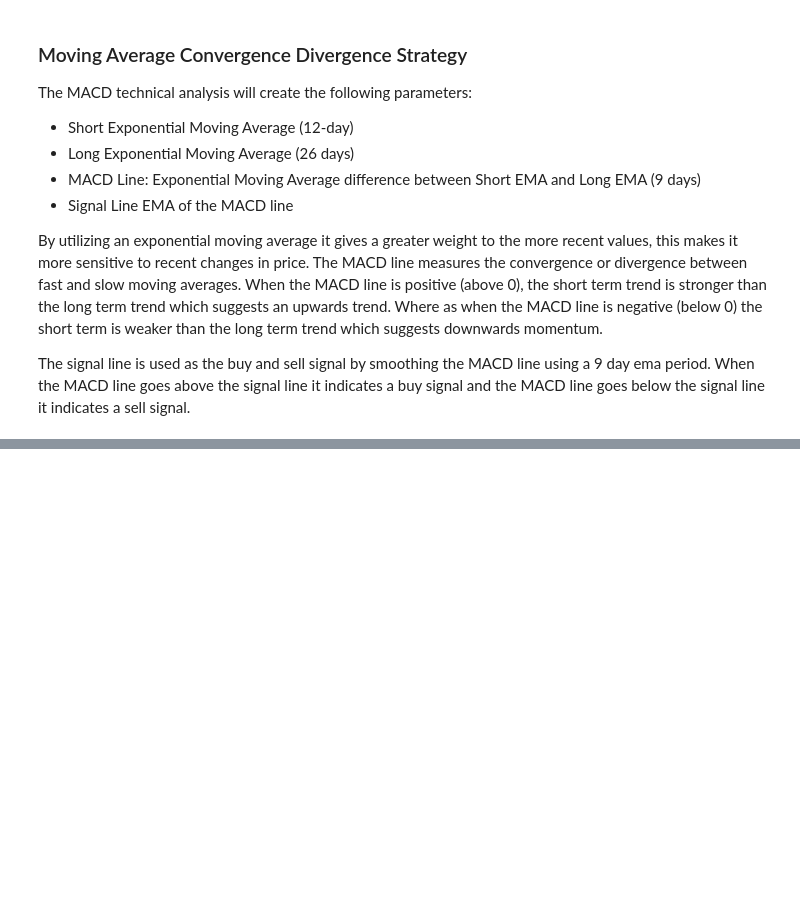
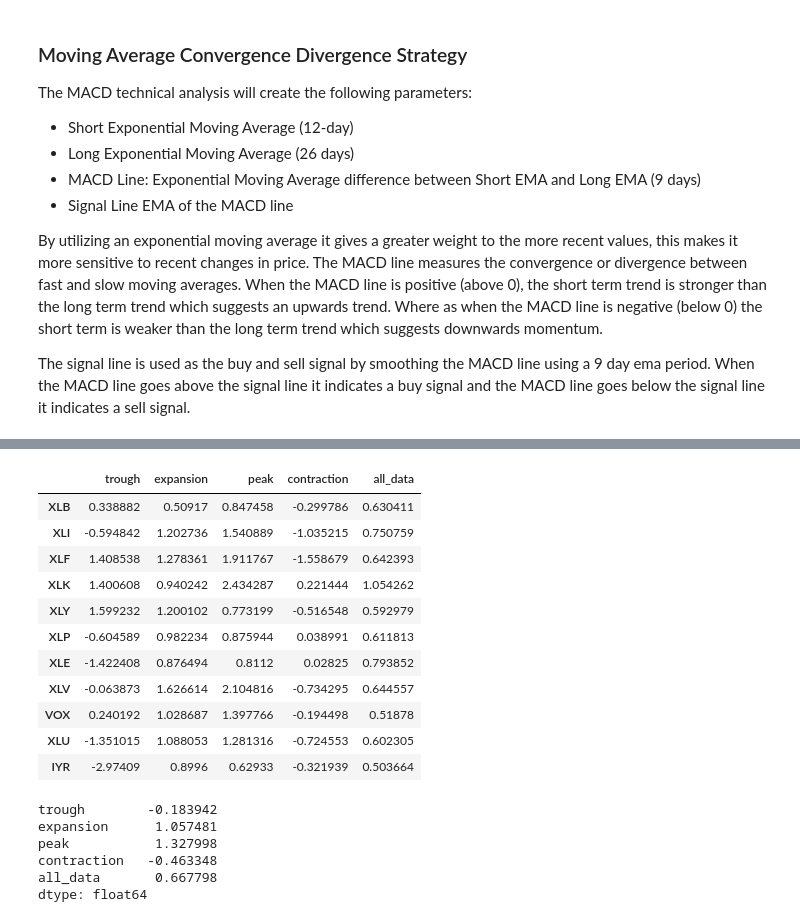
Before and after one commit to bennicholson2/Enhancing-Technical-Analysis-with-Data-Science, a Jupyter notebook: Technical Analysis/macd.ipynb, the cells around one changed output, grey strips where cells are left out. Cells and saved outputs as stored; diff of their text form; code cells hidden in the pictures; blank space fills up the shorter version.

```diff
--- a/Technical Analysis/macd.ipynb
+++ b/Technical Analysis/macd.ipynb
@@ -438,2 +435,27 @@ def technical_analysis_stochastic_returns(bb_signals_nd, adj_close_nd, periods_d
 # %%
-macd_investment = zip_calculate_stock_roi(macd_signals,adj_close_sector_etf,economic_cycle_periods,economic_cycle_periods_list,sector_etf_tickers,1000,0,100,0.25,0.1)
+base_macd_returns = zip_calculate_stock_roi(macd_signals,adj_close_sector_etf,economic_cycle_periods,economic_cycle_periods_list,sector_etf_tickers,1000,0,100,0.20,0.2)
+# %%
+base_macd_returns_average = stochastic_roi(sector_etf_tickers,economic_cycle_periods_list,base_macd_returns,'Mean')
+base_macd_returns_average
+# %% [output]
+|  | trough | expansion | peak | contraction | all_data |
+| XLB | 0.338882 | 0.50917 | 0.847458 | -0.299786 | 0.630411 |
+| XLI | -0.594842 | 1.202736 | 1.540889 | -1.035215 | 0.750759 |
+| XLF | 1.408538 | 1.278361 | 1.911767 | -1.558679 | 0.642393 |
+| XLK | 1.400608 | 0.940242 | 2.434287 | 0.221444 | 1.054262 |
+| XLY | 1.599232 | 1.200102 | 0.773199 | -0.516548 | 0.592979 |
+| XLP | -0.604589 | 0.982234 | 0.875944 | 0.038991 | 0.611813 |
+| XLE | -1.422408 | 0.876494 | 0.8112 | 0.02825 | 0.793852 |
+| XLV | -0.063873 | 1.626614 | 2.104816 | -0.734295 | 0.644557 |
+| VOX | 0.240192 | 1.028687 | 1.397766 | -0.194498 | 0.51878 |
+| XLU | -1.351015 | 1.088053 | 1.281316 | -0.724553 | 0.602305 |
+| IYR | -2.97409 | 0.8996 | 0.62933 | -0.321939 | 0.503664 |
+# %%
+base_macd_returns_average.mean()
+# %% [output]
+trough        -0.183942
+expansion      1.057481
+peak           1.327998
+contraction   -0.463348
+all_data       0.667798
+dtype: float64
```
Also changed, not shown: parts of 20 cells of this notebook, 19 other files.
